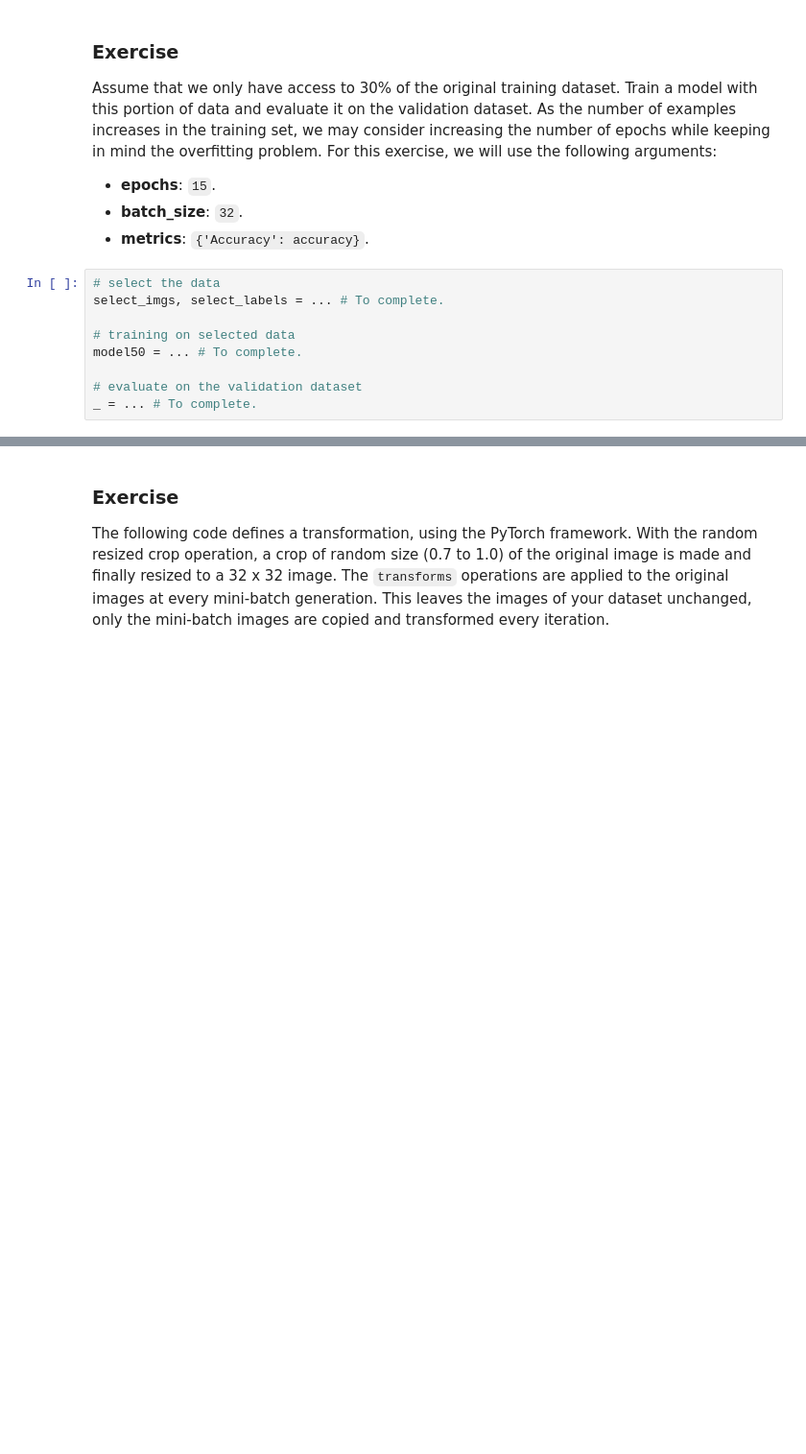
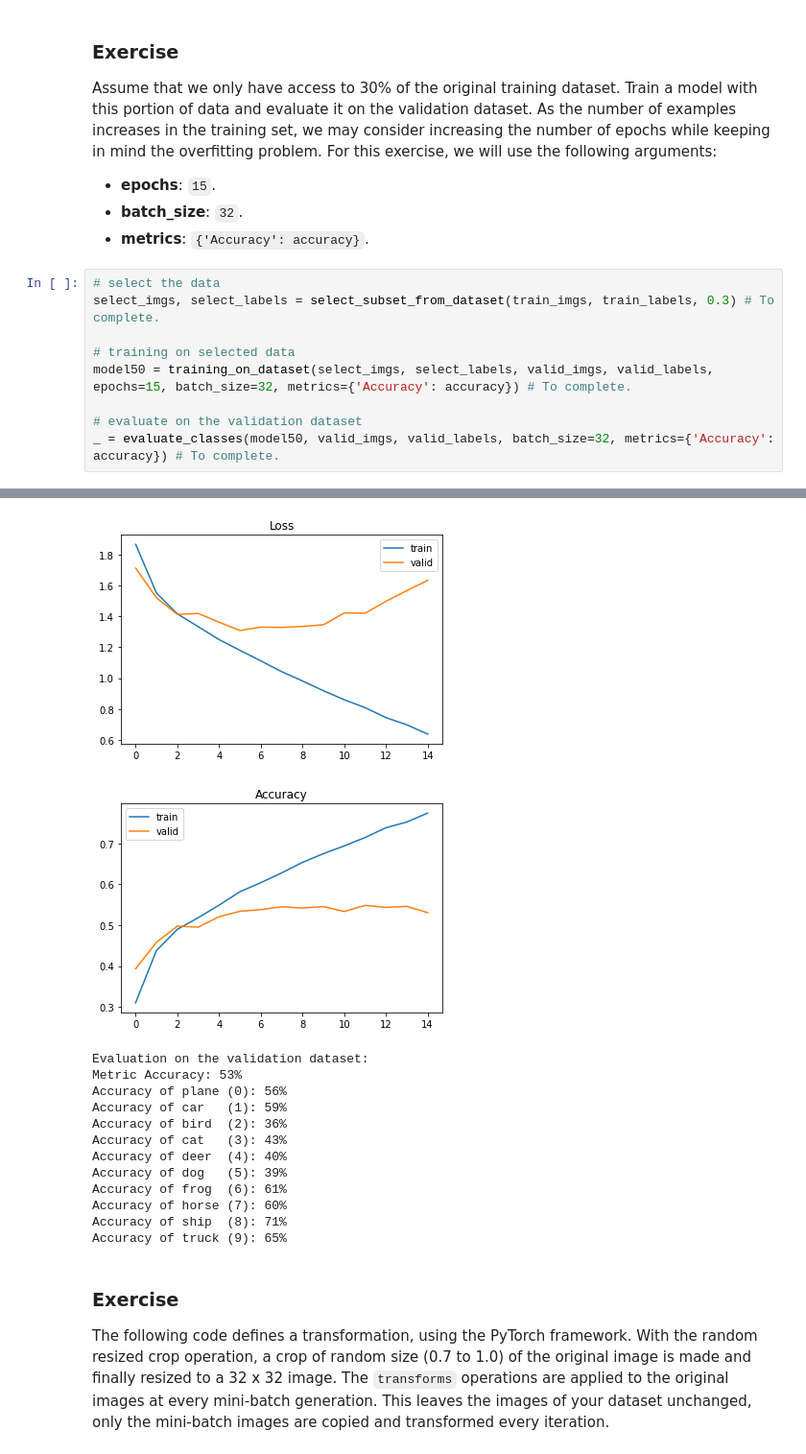
Before and after one commit to gkreplak/IVADO_Mila_Mooc, a Jupyter notebook: tutorial1_data_exercise.ipynb, the cells around one changed output, grey strips where cells are left out. Shown at 96% size. Cells and saved outputs as stored; diff of their text form; blank space fills up the shorter version.

```diff
--- a/tutorial1_data_exercise.ipynb
+++ b/tutorial1_data_exercise.ipynb
@@ -923,10 +931,11 @@ Assume that we only have access to 30% of the original training dataset. Train a
 - **metrics**: `{'Accuracy': accuracy}`.
 # %%
 # select the data
-select_imgs, select_labels = ... # To complete.
+select_imgs, select_labels = select_subset_from_dataset(train_imgs, train_labels, 0.3) # To complete.
 
 # training on selected data
-model50 = ... # To complete.
+model50 = training_on_dataset(select_imgs, select_labels, valid_imgs, valid_labels, epochs=15, batch_size=32, metrics={'Accuracy': accuracy}) # To complete.
 
 # evaluate on the validation dataset
-_ = ... # To complete.
+_ = evaluate_classes(model50, valid_imgs, valid_labels, batch_size=32, metrics={'Accuracy': accuracy}) # To complete.
+# %% [output]
@@ -933,3 +957,17 @@ _ = ... # To complete.
+[figure, added]
+[figure, added]
+Evaluation on the validation dataset:
+Metric Accuracy: 53%
+Accuracy of plane (0): 56%
+Accuracy of car   (1): 59%
+Accuracy of bird  (2): 36%
+Accuracy of cat   (3): 43%
+Accuracy of deer  (4): 40%
+Accuracy of dog   (5): 39%
+Accuracy of frog  (6): 61%
+Accuracy of horse (7): 60%
+Accuracy of ship  (8): 71%
+Accuracy of truck (9): 65%
 # %% [markdown]
 ### Exercise
 
```
Also changed, not shown: parts of 12 cells of this notebook.
